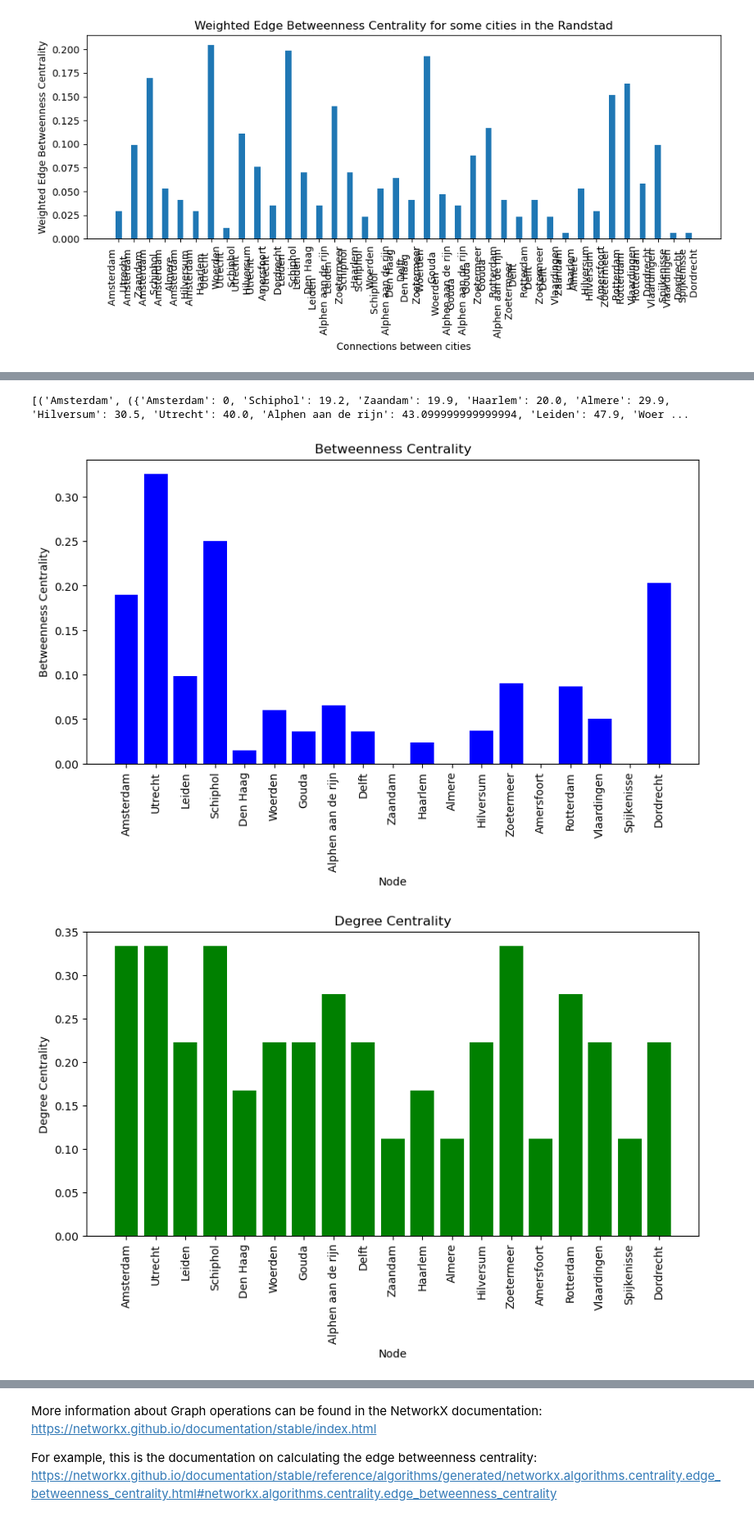
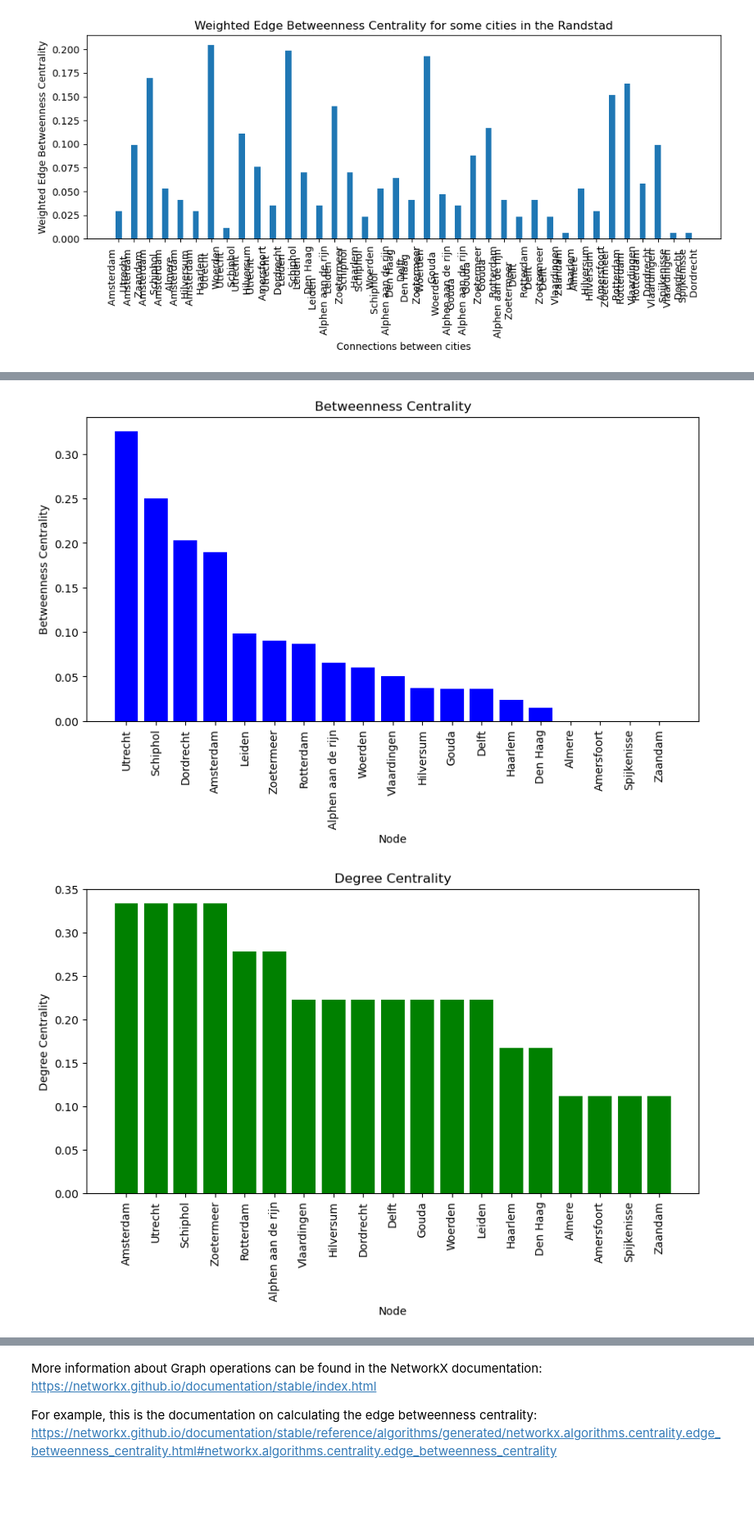
Before and after one commit to ElizeBr/Networked-Systems-Group-Assignment, a Jupyter notebook: Randstad.ipynb, the cells around one changed output, grey strips where cells are left out. Shown at 82% size. Saved outputs shown, nothing was run; the diff lists cells and outputs as text; code cells hidden in the pictures; blank space fills up the shorter version.

```diff
--- a/Randstad.ipynb
+++ b/Randstad.ipynb
@@ -226,9 +195,6 @@ list (nx.edges(Randstad_Graph))
 # %%
 # print all the shortest paths in the network from each city
 L = list(nx.all_pairs_dijkstra(Randstad_Graph))
-print (L)
-# %% [output]
-[('Amsterdam', ({'Amsterdam': 0, 'Schiphol': 19.2, 'Zaandam': 19.9, 'Haarlem': 20.0, 'Almere': 29.9, 'Hilversum': 30.5, 'Utrecht': 40.0, 'Alphen aan de rijn': 43.099999999999994, 'Leiden': 47.9, 'Woer ...
 # %%
 #betweenness centrality (B for betweeness centrality)
 B = nx.betweenness_centrality(Randstad_Graph)
@@ -248,34 +214,38 @@ df = pd.DataFrame({
 })
 # %%
 #plot 3 graphs to visualize the results in the dataframe and see which cities are most significant
-import matplotlib.pyplot as plt
+# change the data frame so it is sorted, then plot betweenness centrality in a sorted way
+df_sorted_betweenness = df.sort_values(by='Betweenness Centrality', ascending=False)
 
-# Plot betweenness centrality
 plt.figure(figsize=(10, 5))
-plt.bar(df['Node'], df['Betweenness Centrality'], color='blue')
+plt.bar(df_sorted_betweenness['Node'], df_sorted_betweenness['Betweenness Centrality'], color='blue')
 plt.title('Betweenness Centrality')
 plt.xlabel('Node')
 plt.ylabel('Betweenness Centrality')
 plt.xticks(rotation=90)
 plt.show()
 
-# Plot degree centrality
+# change the data frame so it is sorted, then plot degree centrality
+df_sorted_degree = df.sort_values(by='Degree Centrality', ascending=False)
+
 plt.figure(figsize=(10, 5))
-plt.bar(df['Node'], df['Degree Centrality'], color='green')
+plt.bar(df_sorted_degree['Node'], df_sorted_degree['Degree Centrality'], color='green')
 plt.title('Degree Centrality')
 plt.xlabel('Node')
 plt.ylabel('Degree Centrality')
 plt.xticks(rotation=90)
 plt.show()
 
-# Plot closeness centrality
+# change the data frame so it is sorted, then plot closeness centrality
+df_sorted_closeness = df.sort_values(by='Closeness Centrality', ascending=False)
+
 plt.figure(figsize=(10, 5))
-plt.bar(df['Node'], df['Closeness Centrality'], color='red')
+plt.bar(df_sorted_closeness['Node'], df_sorted_closeness['Closeness Centrality'], color='red')
 plt.title('Closeness Centrality')
 plt.xlabel('Node')
 plt.ylabel('Closeness Centrality')
 plt.xticks(rotation=90)
 plt.show()
 # %% [output]
-[figure, old version]
+[figure, new version]
-[figure, old version]
+[figure, new version]
```
Also changed, not shown: parts of 17 cells of this notebook.
